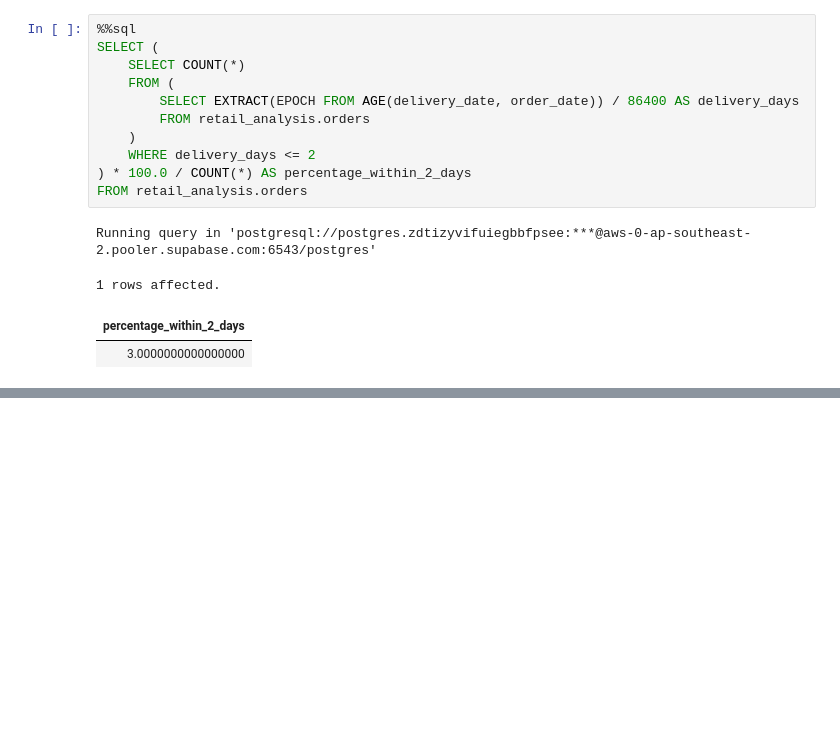
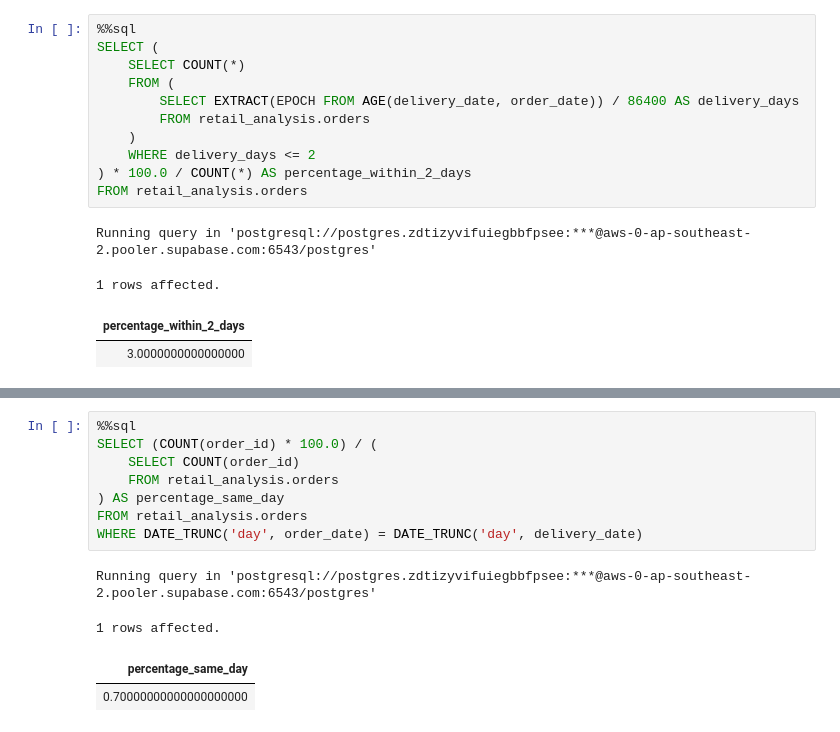
Before and after one commit to umesh-creates/sql_pandas_exercise_and_notes, a Jupyter notebook: retail_analysis exercise/date _and_time.ipynb, the cells around one changed output, grey strips where cells are left out. Cells and saved outputs as stored; diff of their text form; blank space fills up the shorter version.

```diff
--- a/retail_analysis exercise/date _and_time.ipynb
+++ b/retail_analysis exercise/date _and_time.ipynb
@@ -1946,0 +1977,13 @@ Running query in 'postgresql://postgres.zdtizyvifuiegbbfpsee:***@aws-0-ap-southe
+# %%
+%%sql
+SELECT (COUNT(order_id) * 100.0) / (
+    SELECT COUNT(order_id)
+    FROM retail_analysis.orders
+) AS percentage_same_day
+FROM retail_analysis.orders
+WHERE DATE_TRUNC('day', order_date) = DATE_TRUNC('day', delivery_date)
+# %% [output]
+Running query in 'postgresql://postgres.zdtizyvifuiegbbfpsee:***@aws-0-ap-southeast-2.pooler.supabase.com:6543/postgres'
+1 rows affected.
+| percentage_same_day |
+| 0.70000000000000000000 |
```
Also changed, not shown: parts of 7 cells of this notebook.
